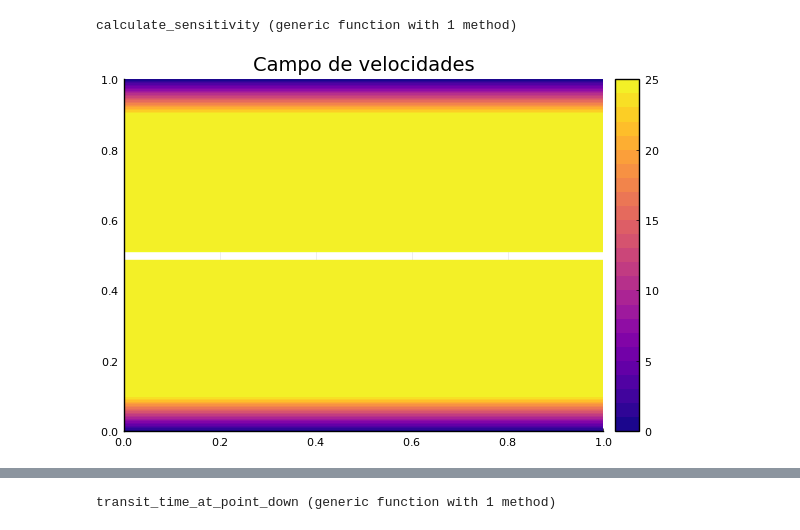
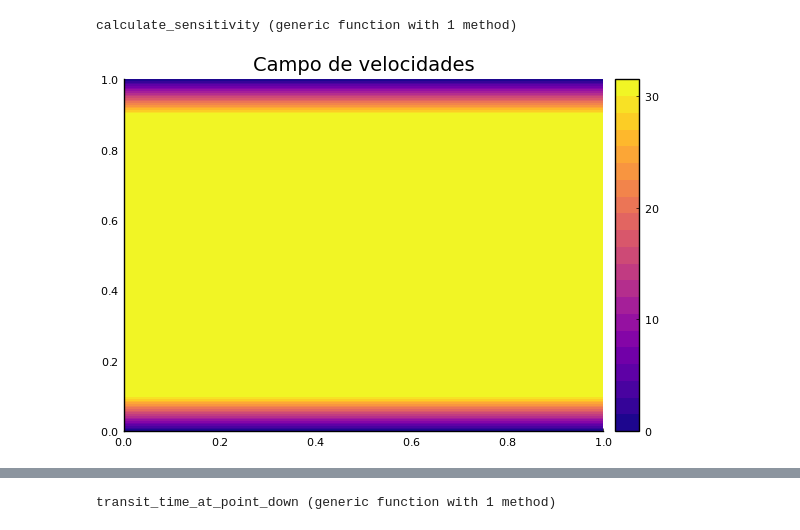
Before and after one commit to EliasFIlho/TCC2, a Jupyter notebook: code/Tcc2_sensor.ipynb, the cells around one changed output, grey strips where cells are left out. Saved outputs shown, nothing was run; the diff lists cells and outputs as text; code cells hidden in the pictures.

```diff
--- a/code/Tcc2_sensor.ipynb
+++ b/code/Tcc2_sensor.ipynb
@@ -85,9 +87,8 @@ N_TIME_STEPS = 200
 
 PRESSURE_GRADIENT = [-0.3,0.0]
 #PRESSURES= [-0.3,-0.31,-0.32,-0.33,-0.34,-0.35,-0.36,-0.37,-0.38,-0.39]
-PRESSURES= [-0.3,-0.4,-0.5,-0.6,-0.7,-0.8,-0.9,-1.0,-1.1,-1.2]
-
-N_PRESSURES = 10
+PRESSURES = range(-0.1, stop=-1.5, length=100)
+N_PRESSURES = 100
 N_VISCOSITIES = 5
 
 element_length = sqrt(2) / (N_POINTS - 1)
@@ -114,35 +115,34 @@ velocity_x_prev[1, :] .= 0.0
 velocity_x_prev[end, :] .= 0.0
 velocity_x_final = copy(velocity_x_prev)
 
 velocity_visc = []
 velocity_pressure = []
 VISCOSITIES = [KINEMATIC_VISCOSITY_5, KINEMATIC_VISCOSITY_25, KINEMATIC_VISCOSITY_55, KINEMATIC_VISCOSITY_75, KINEMATIC_VISCOSITY_100]
 
 
 for i in 1:N_PRESSURES
-#for i in 1:N_VISCOSITIES
     velocity_x_prev .= ones(N_POINTS, N_POINTS)
     velocity_x_prev[1, :] .= 0.0
     velocity_x_prev[end, :] .= 0.0
 
     for iter in 1:N_TIME_STEPS
         convection_x = velocity_x_prev .* central_difference_x_periodic(velocity_x_prev, element_length)
         diffusion_x = KINEMATIC_VISCOSITY_25 * laplace_periodic(velocity_x_prev, element_length)
 
         velocity_x_next = velocity_x_prev .+ TIME_STEP_LENGTH * (-PRESSURES[i] .+ diffusion_x .- convection_x)
 
         velocity_x_next[1, :] .= 0.0
         velocity_x_next[end, :] .= 0.0
         velocity_x_prev = velocity_x_next
     end
     #push!(velocity_visc, copy(velocity_x_prev))
     push!(velocity_pressure, copy(velocity_x_prev))
 end
 
 p5 = contourf(coordinates_y, coordinates_x, velocity_x_prev, levels=25, title="Campo de velocidades", color=:plasma)
 plot(p5, layout=(1,1))
 # %% [output]
-[figure, old version]
+[figure, new version]
 # %%
 plot(velocity_x_prev[:, 2], y_range, label="Velocidade do fluxo", xlabel="Velocidade do fluxo", ylabel="Posição")
 # %% [output]
```
Also changed, not shown: parts of 9 cells of this notebook.
